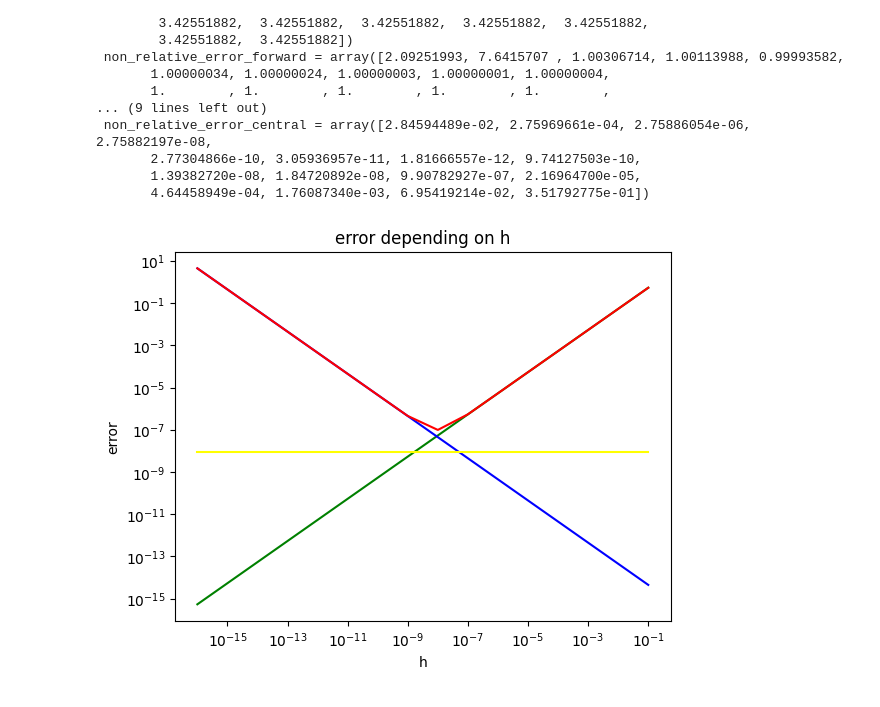
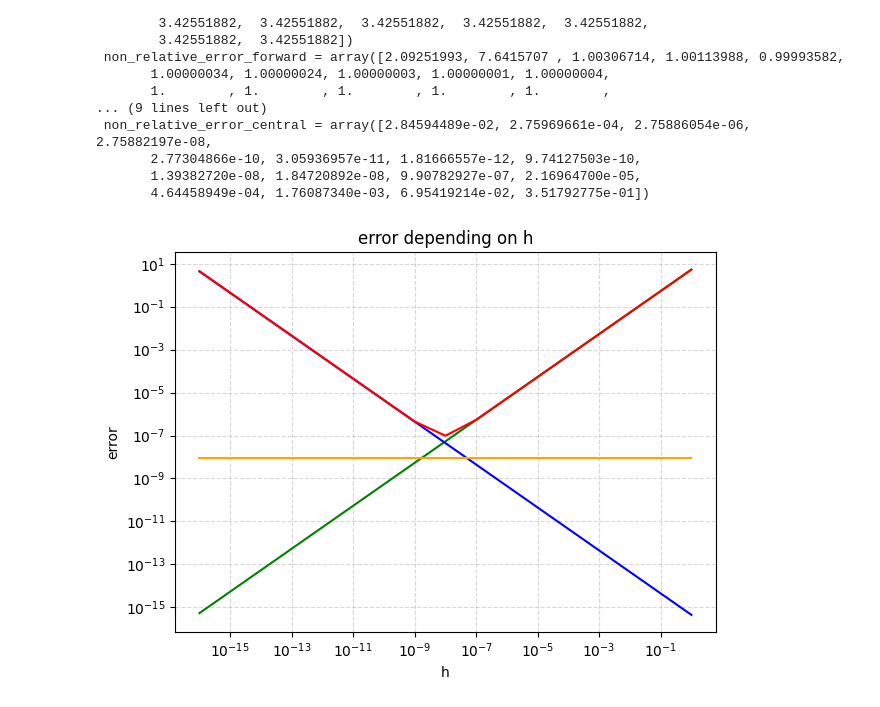
Before and after one commit to Szymbuk/MOWNIT, a Jupyter notebook: lab1/zad1.ipynb, the cells around one changed output. Saved outputs shown, nothing was run; the diff lists cells and outputs as text; code cells hidden in the pictures.

Commit message:
✨ Improve forward derivative calculations and plotting

```diff
--- a/lab1/zad1.ipynb
+++ b/lab1/zad1.ipynb
@@ -22,7 +22,7 @@ epsilon = np.finfo(float).eps
 # %%
 x = 1.0
 fun = np.tan
-h_array = 10 ** np.arange(0, 17)
+h_array = 10.0 ** -np.arange(0, 17)
 # %%
 exact_d1 = 1.0 + np.tan(x) ** 2
 exact_d2 = 2.0 * np.tan(x) * (1.0 + np.tan(x) ** 2)
@@ -37,9 +37,8 @@ def deriv_central(x: float, h: float, func: Callable):
 %matplotlib inline
 x = 1
 fun = np.tan
-h_array = 10.0**np.arange(-1,-17,-1)
 our_res = np.array([deriv_forward(x,h,fun) for h in h_array])
-true_res = 1+ np.tan(x)**2
+true_res = 1+ exact_d1
 M = exact_d2
 truncation_error_array = M*h_array/2
 rounding_error_array = 2*epsilon/h_array
@@ -86,11 +107,13 @@ print(f'{ non_relative_error_central = }')
 # %%
 plt.loglog(h_array,truncation_error_array,color="green")
 plt.loglog(h_array,rounding_error_array,color="blue")
 plt.loglog(h_array,computational_error_array,color="red")
-plt.loglog(h_array,np.array([h_min_formula for _ in range(len(h_array))]),color="yellow")
+plt.loglog(h_array,np.array([h_min_formula for _ in range(len(h_array))]),color="orange")
 plt.xlabel("h")
 plt.ylabel("error")
 plt.title("error depending on h")
+plt.grid(True, which="both", ls="--", alpha=0.5)
+plt.tight_layout()
 plt.show()
 # %% [output]
-[figure, old version]
+[figure, new version]
```
Also changed, not shown: parts of 2 cells of this notebook.
